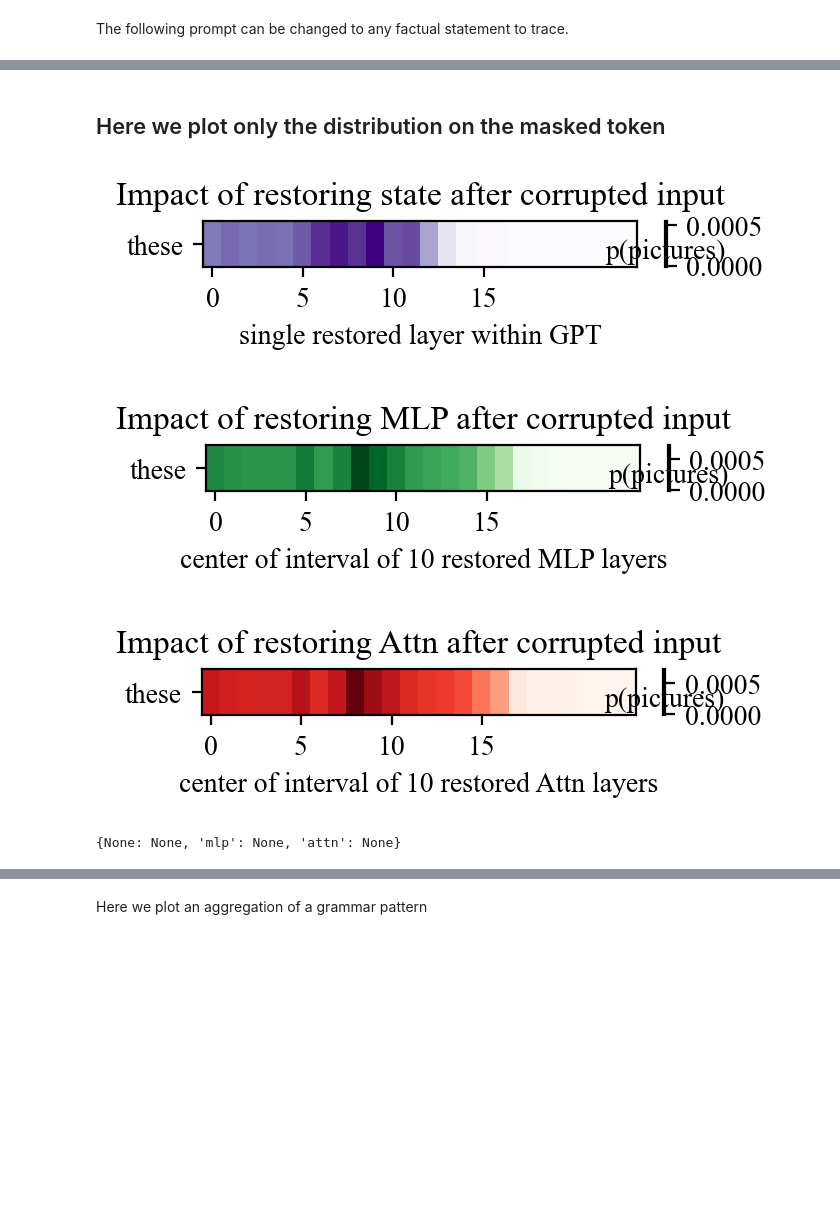
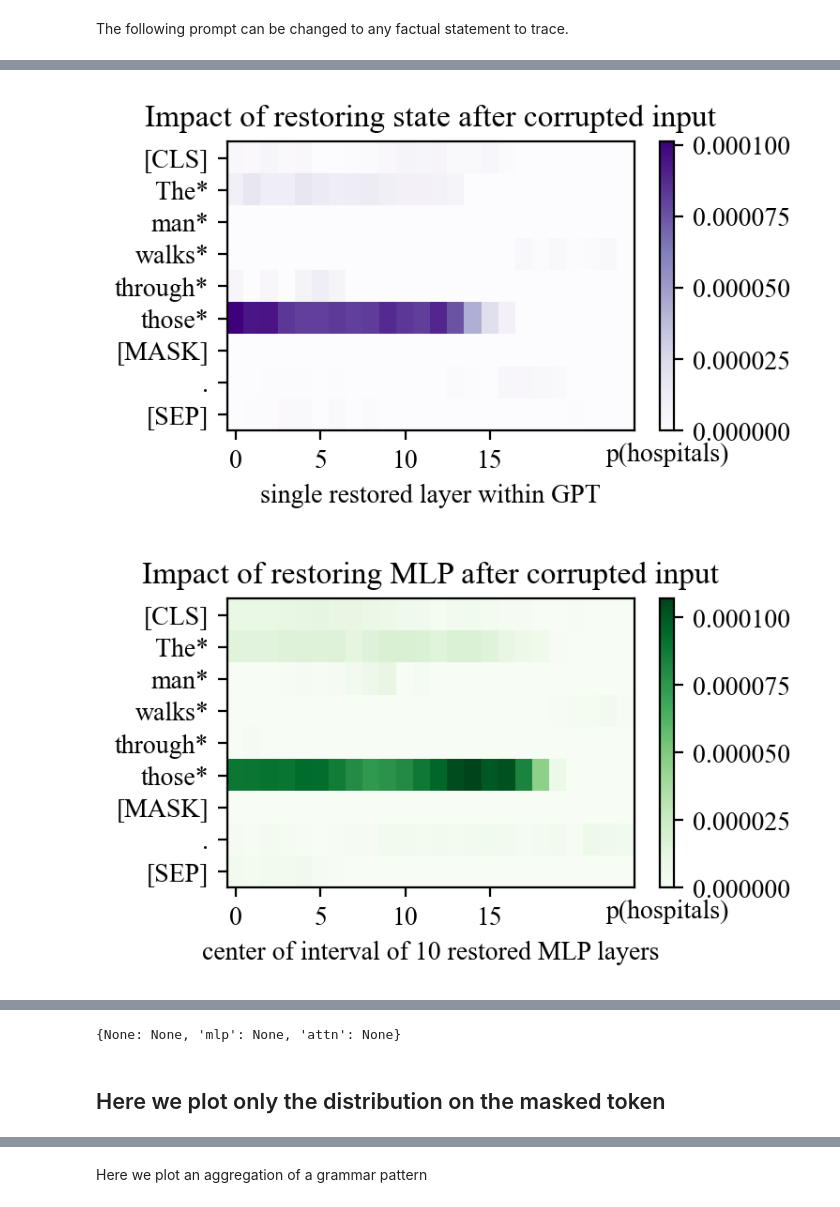
Before and after one commit to Andrwyl/Modified-Rome, a Jupyter notebook: notebooks/causal_trace.ipynb, the cells around one changed output, grey strips where cells are left out. Cells and saved outputs as stored; diff of their text form; code cells hidden in the pictures; blank space fills up the shorter version.

Commit message:
visuals

```diff
--- a/notebooks/causal_trace.ipynb
+++ b/notebooks/causal_trace.ipynb
@@ -409,0 +412,5 @@ plot_all_flow(mt, "A lot of patients resemble these [MASK].", target = "pictures
+# %%
+plot_all_flow(mt, "The man walks through those [MASK].", target = "hospitals", anti_target = "hospital", subject="The man walks through those", noise=noise_level)
+# %% [output]
+[figure, added]
+[figure, added]
@@ -410,9 +418,3 @@ plot_all_flow(mt, "A lot of patients resemble these [MASK].", target = "pictures
+{None: None, 'mlp': None, 'attn': None}
 # %% [markdown]
 ## Here we plot only the distribution on the masked token
-# %%
-plot_all_flow(mt, "A lot of patients resemble these [MASK].", target = "pictures", subject="A lot of patients resemble these", noise=noise_level, anti_target="picture", focused = True)
-# %% [output]
-[figure, removed]
-[figure, removed]
-[figure, removed]
-{None: None, 'mlp': None, 'attn': None}
```
Also changed, not shown: parts of 15 cells of this notebook.
